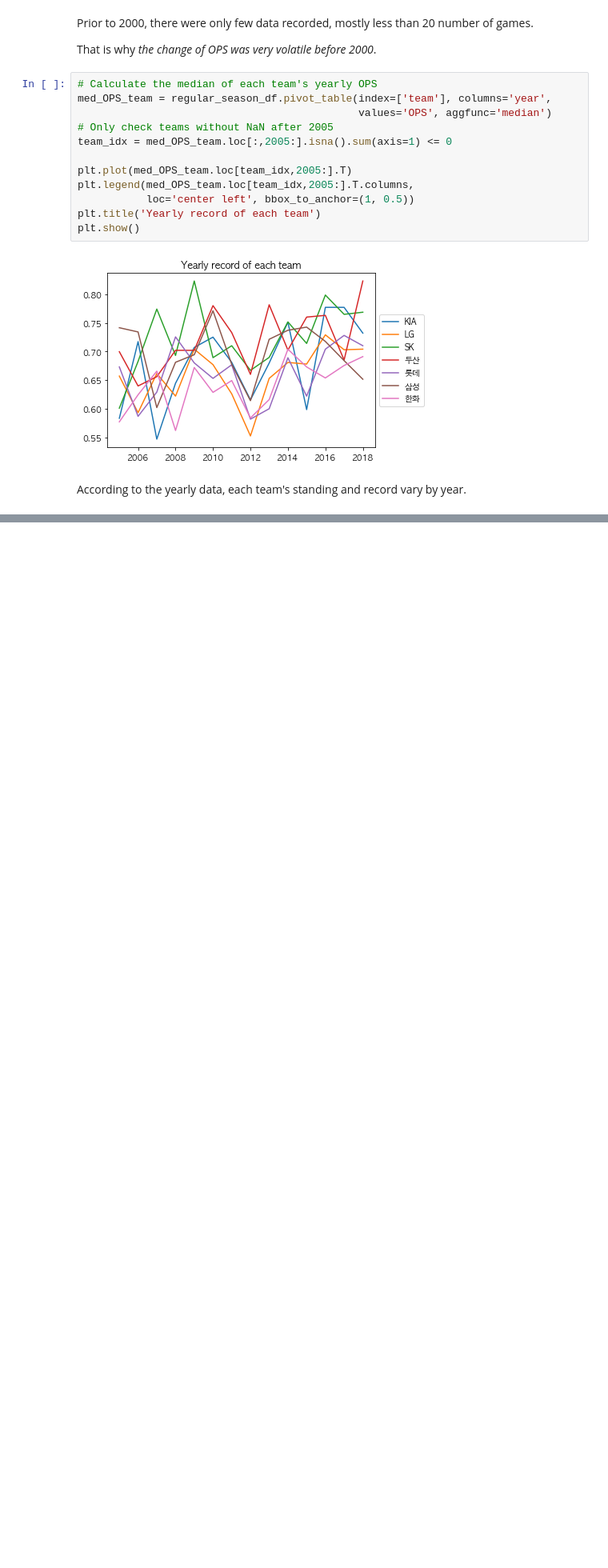
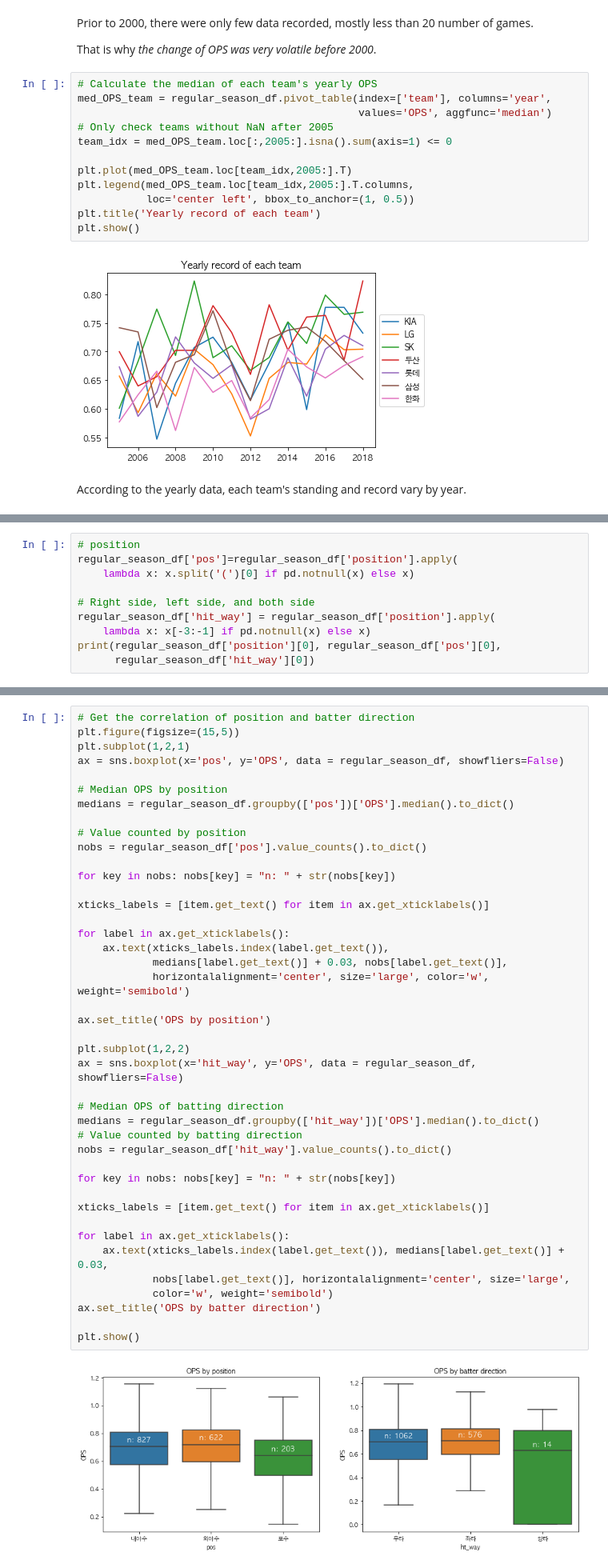
Before and after one commit to wonkwonlee/Predict-KBO-OPS, a Jupyter notebook: kbo-ops-prediction.ipynb, the cells around one changed output, grey strips where cells are left out. Shown: that part at 80% size. Drawn from its saved outputs; the diff is of its cells as text; blank space fills up the shorter version.

```diff
--- a/kbo-ops-prediction.ipynb
+++ b/kbo-ops-prediction.ipynb
@@ -190,0 +252,10 @@ According to the yearly data, each team's standing and record vary by year.
+# %%
+# position
+regular_season_df['pos']=regular_season_df['position'].apply(
+    lambda x: x.split('(')[0] if pd.notnull(x) else x)
+
+# Right side, left side, and both side
+regular_season_df['hit_way'] = regular_season_df['position'].apply(
+    lambda x: x[-3:-1] if pd.notnull(x) else x)
+print(regular_season_df['position'][0], regular_season_df['pos'][0],
+      regular_season_df['hit_way'][0])
@@ -190,0 +264,44 @@ According to the yearly data, each team's standing and record vary by year.
+# %%
+# Get the correlation of position and batter direction
+plt.figure(figsize=(15,5))
+plt.subplot(1,2,1)
+ax = sns.boxplot(x='pos', y='OPS', data = regular_season_df, showfliers=False)
+
+# Median OPS by position
+medians = regular_season_df.groupby(['pos'])['OPS'].median().to_dict()
+
+# Value counted by position
+nobs = regular_season_df['pos'].value_counts().to_dict()
+
+for key in nobs: nobs[key] = "n: " + str(nobs[key])
+
+xticks_labels = [item.get_text() for item in ax.get_xticklabels()]
+
+for label in ax.get_xticklabels():
+    ax.text(xticks_labels.index(label.get_text()),
+            medians[label.get_text()] + 0.03, nobs[label.get_text()],
+            horizontalalignment='center', size='large', color='w', weight='semibold')
+
+ax.set_title('OPS by position')
+
+plt.subplot(1,2,2)
+ax = sns.boxplot(x='hit_way', y='OPS', data = regular_season_df, showfliers=False)
+
+# Median OPS of batting direction
+medians = regular_season_df.groupby(['hit_way'])['OPS'].median().to_dict()
+# Value counted by batting direction
+nobs = regular_season_df['hit_way'].value_counts().to_dict()
+
+for key in nobs: nobs[key] = "n: " + str(nobs[key])
+
+xticks_labels = [item.get_text() for item in ax.get_xticklabels()]
+
+for label in ax.get_xticklabels():
+    ax.text(xticks_labels.index(label.get_text()), medians[label.get_text()] + 0.03,
+            nobs[label.get_text()], horizontalalignment='center', size='large',
+            color='w', weight='semibold')
+ax.set_title('OPS by batter direction')
+
+plt.show()
+# %% [output]
+[figure, added]
```
Also changed, not shown: parts of 16 cells of this notebook.
